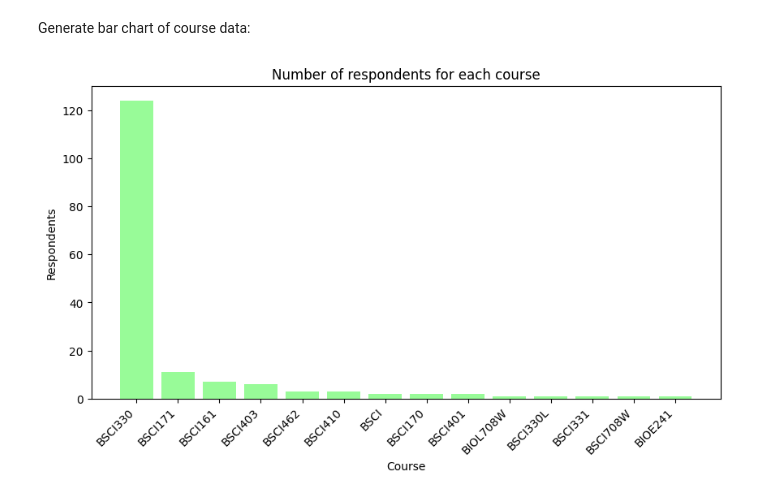
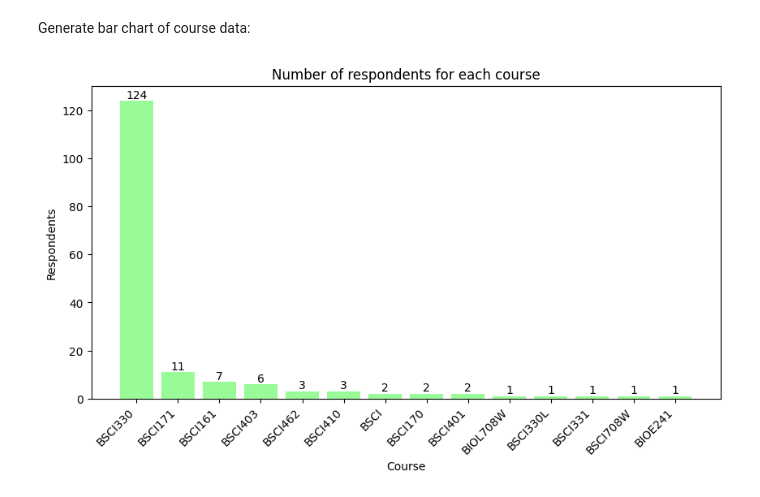
Before and after one commit to maxinehsu/summary-visualizations, a Jupyter notebook: viz.ipynb, the cells around one changed output. Saved outputs shown, nothing was run; the diff lists cells and outputs as text; code cells hidden in the pictures.

Commit message:
updated bar chart to include value labels

```diff
--- a/viz.ipynb
+++ b/viz.ipynb
@@ -48,15 +48,22 @@ for i in range(len(df["course"])):
 # %% [markdown]
 Generate bar chart of course data:
 # %%
-count = df["course"].value_counts()
-fig = plt.figure(figsize=(10, 5))
+count = df["course"].value_counts() # y-values -- number of respondents for each course
+courses = count.index.tolist()      # x-values -- courses
 
-plt.bar(count.index.tolist(), count, color="palegreen")
+# generate bar chart
+plt.figure(figsize=(10, 5))
+plt.bar(courses, count, color="palegreen")
+
+# display values above each bar
+for i in range(len(courses)):
+    plt.text(i, count.iloc[i], count.iloc[i], ha="center", va="bottom")
+
+plt.title("Number of respondents for each course")
 plt.xlabel("Course")
 plt.ylabel("Respondents")
-plt.title("Number of respondents for each course")
 plt.xticks(rotation=45, ha="right")
 
 plt.show()
 # %% [output]
-[figure, old version]
+[figure, new version]
```
